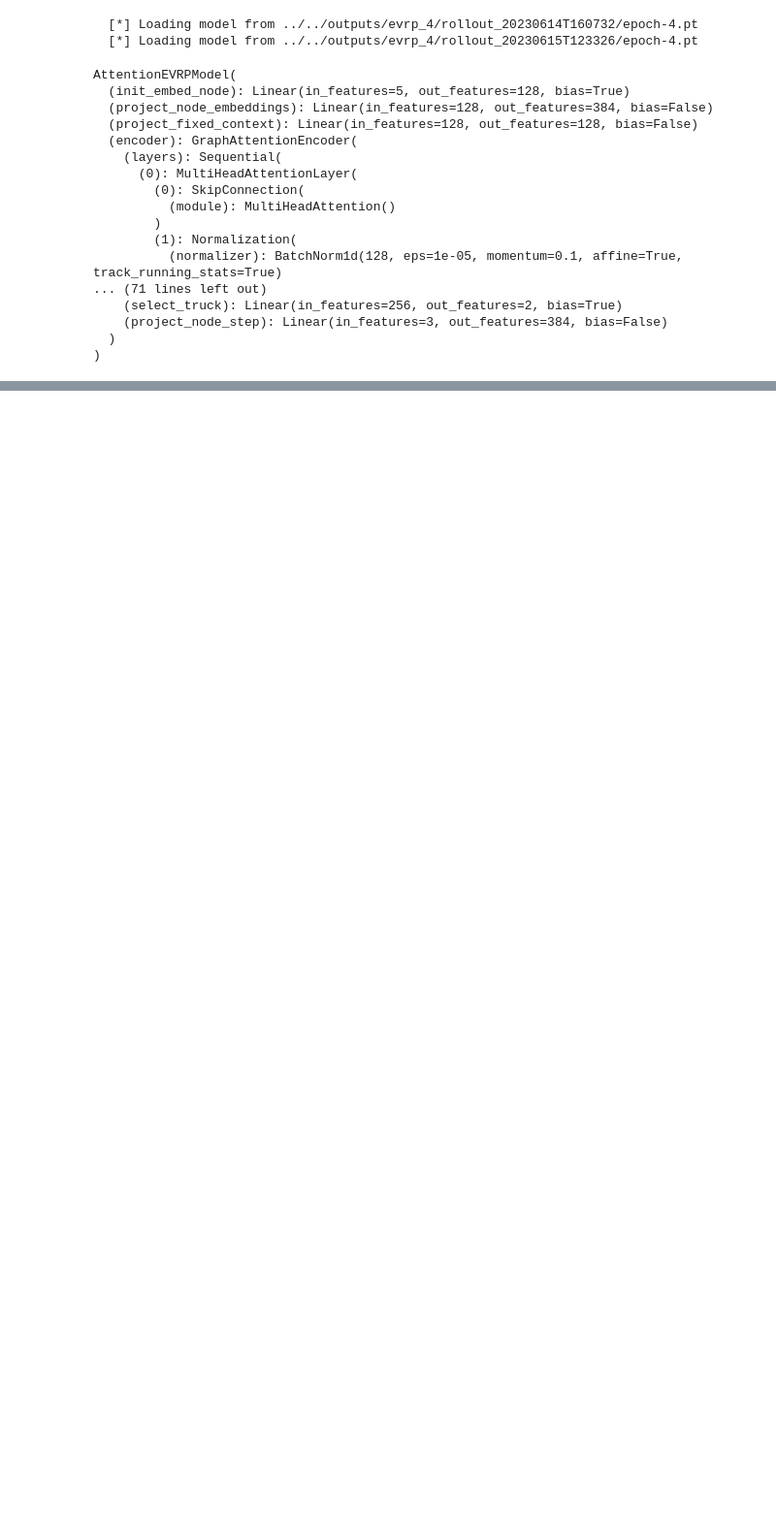
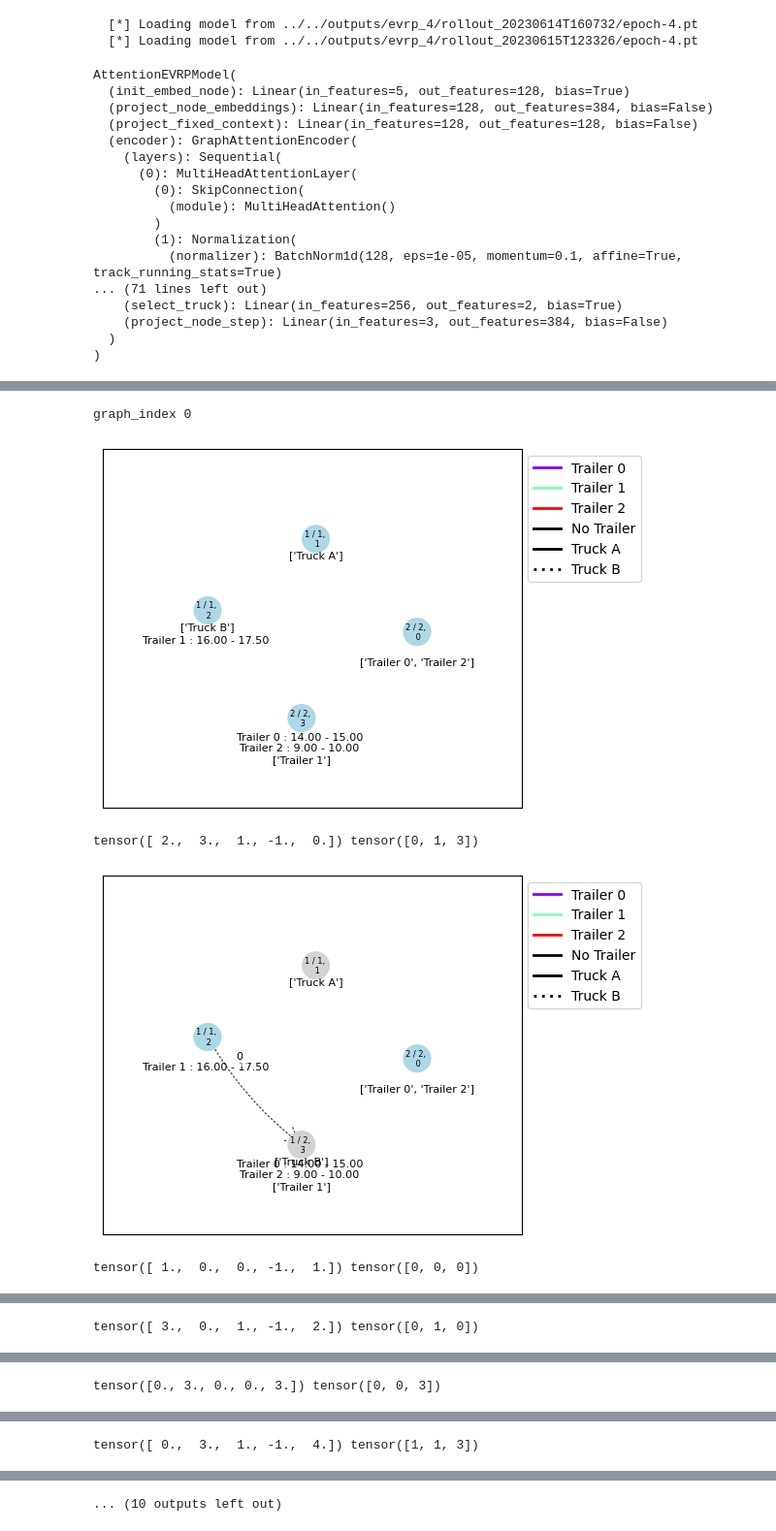
Before and after one commit to kfragkedaki/Master_Thesis, a Jupyter notebook: src/notebooks/plt_evrp.ipynb, the cells around one changed output, grey strips where cells are left out. Shown at 97% size. Drawn from its saved outputs; the diff is of its cells as text; code cells hidden in the pictures; blank space fills up the shorter version.

Commit message:
add json example

```diff
--- a/src/notebooks/plt_evrp.ipynb
+++ b/src/notebooks/plt_evrp.ipynb
@@ -123,3 +124,50 @@ The frame.append method is deprecated and will be removed from pandas in a futur
 
 The frame.append method is deprecated and will be removed from pandas in a future version. Use pandas.concat instead.
 [interactive output not drawn]
+# %%
+env = EVRP
+dataset = env.make_dataset(
+        filename='../instances/example.json'
+    )
+
+# Need a dataloader to batch instances
+dataloader = DataLoader(dataset, batch_size=1, collate_fn=collate_fn)
+
+# Make var works for dicts
+batch = next(iter(dataloader))
+
+# Run the model
+model.eval()
+model.set_decode_type('greedy')
+
+with torch.no_grad():
+    length, _, edges, decision = model(batch[0].copy(), batch[1].copy(), return_pi=True)
+
+edges=edges.permute(1,2,0)
+decision=decision.permute(0, 2, 1)
+
+for i, graph in enumerate(batch[1]):
+    print("graph_index", i)
+    fig, ax = plt.subplots()
+    graph.draw(ax=ax, with_labels=True)
+    plt.show()
+
+    for edge, d in zip(edges[i], decision[i]):
+        fig, ax = plt.subplots()
+        print(edge, d)
+
+        graph.clear()
+        edge = graph.visit_edge([edge])
+        graph.update_attributes(edge)
+        graph.draw(ax=ax, with_labels=True)
+
+        plt.show()
+
+    data = edges[0].numpy().astype(int)
+    plot_timeline(data)
+# %% [output]
+graph_index 0
+[figure, added]
+tensor([ 2.,  3.,  1., -1.,  0.]) tensor([0, 1, 3])
+[figure, added]
+tensor([ 1.,  0.,  0., -1.,  1.]) tensor([0, 0, 0])
@@ -125,0 +175 @@ The frame.append method is deprecated and will be removed from pandas in a futur
+tensor([ 3.,  0.,  1., -1.,  2.]) tensor([0, 1, 0])
@@ -125,0 +177 @@ The frame.append method is deprecated and will be removed from pandas in a futur
+tensor([0., 3., 0., 0., 3.]) tensor([0, 0, 3])
@@ -125,0 +179 @@ The frame.append method is deprecated and will be removed from pandas in a futur
+tensor([ 0.,  3.,  1., -1.,  4.]) tensor([1, 1, 3])
@@ -125,0 +181 @@ The frame.append method is deprecated and will be removed from pandas in a futur
+... (10 outputs left out)
```
Also changed, not shown: parts of 2 cells of this notebook, 8 other files.
